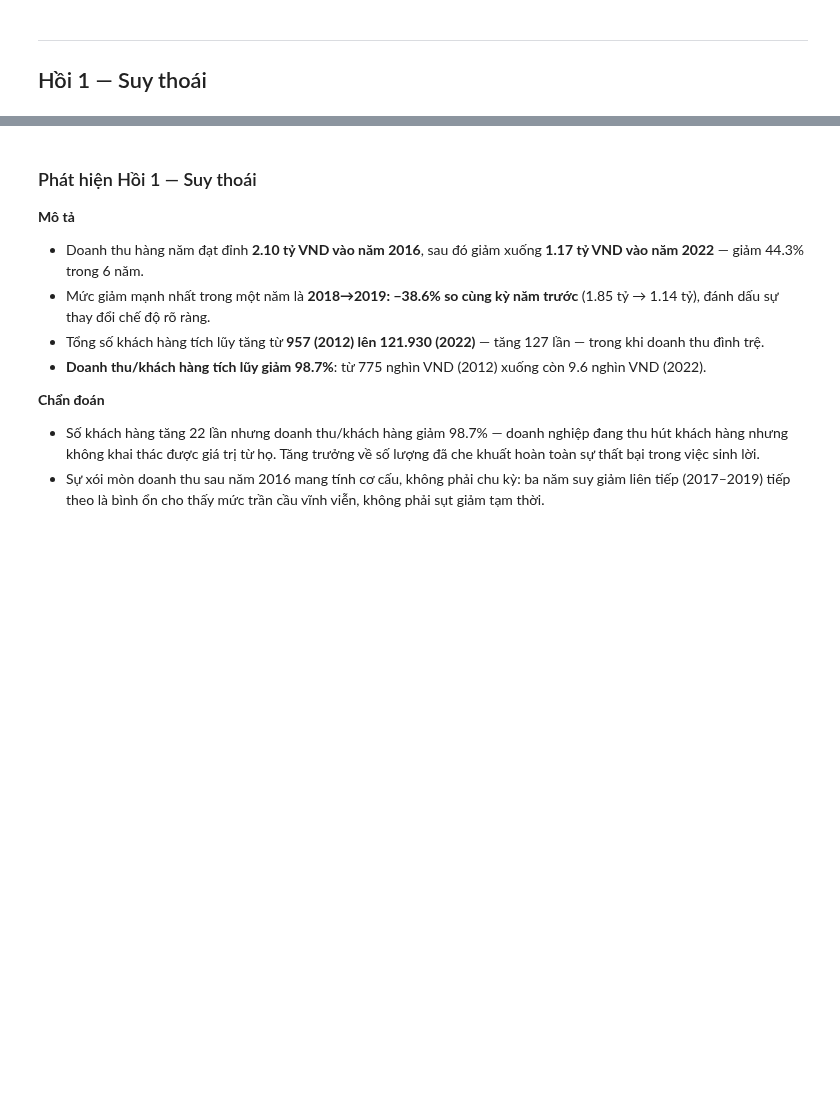
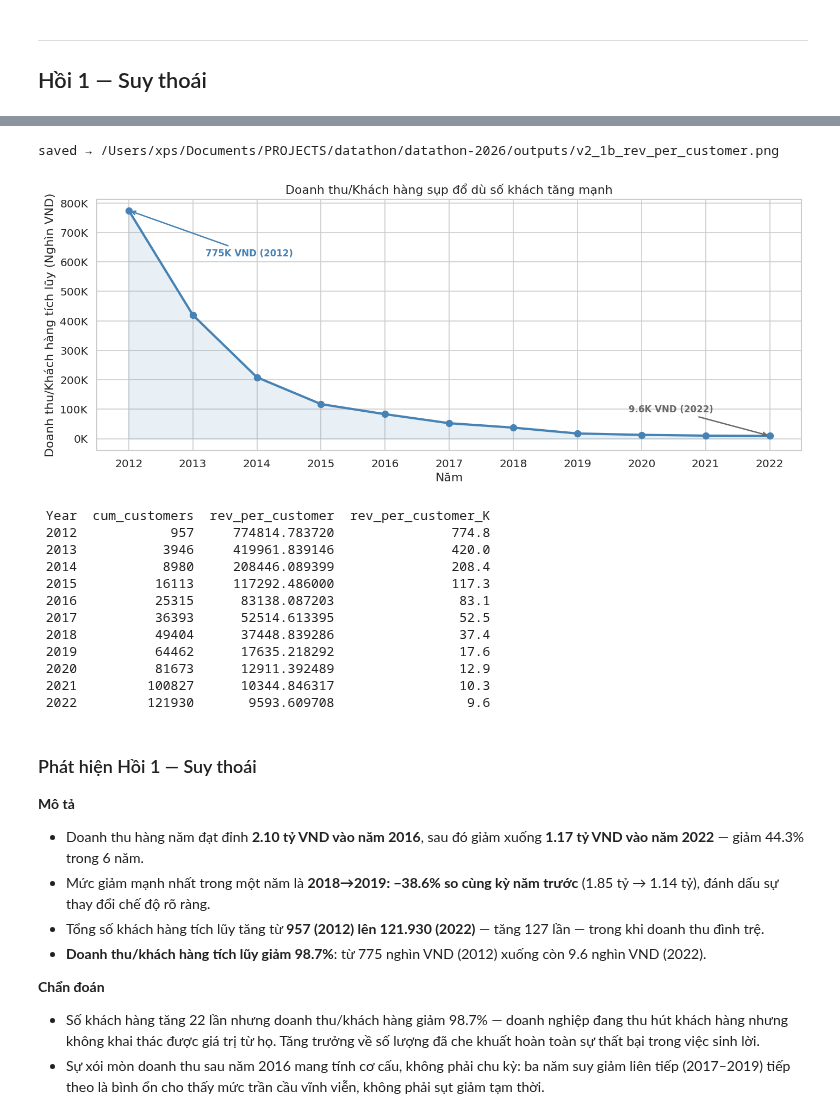
Before and after one commit to nnplinggg/datathon, a Jupyter notebook: datathon-2026/notebooks/eda_shared_ver2.ipynb, the cells around one changed output, grey strips where cells are left out. Drawn from its saved outputs; the diff is of its cells as text; code cells hidden in the pictures; blank space fills up the shorter version.

```diff
--- a/datathon-2026/notebooks/eda_shared_ver2.ipynb
+++ b/datathon-2026/notebooks/eda_shared_ver2.ipynb
@@ -41,7 +45,7 @@ print("Khởi tạo hoàn tất ✓")
 ## Hồi 1 — Suy thoái
 # %%
 # ── Đọc dữ liệu bán hàng + tính tổng hàng năm (dùng chung cho các hồi) ────────────
-sales = pd.read_csv(f"{DATA}sales.csv", parse_dates=["Date"]).sort_values("Date").reset_index(drop=True)
+sales = pd.read_csv('/content/sales.csv', parse_dates=["Date"]).sort_values("Date").reset_index(drop=True)
 sales["Year"]  = sales["Date"].dt.year
 sales["Month"] = sales["Date"].dt.month
 
@@ -109,6 +129,6 @@ savefig("v2_1a_annual_revenue_era.png")
 # %%
 # ── 1b: Doanh thu trên khách hàng tích lũy theo năm ────────────────────────────
-customers = pd.read_csv(f"{DATA}customers.csv", parse_dates=["signup_date"])
+customers = pd.read_csv('/content/customers.csv', parse_dates=["signup_date"])
 customers["signup_year"] = customers["signup_date"].dt.year
 
 cum_cust = (
@@ -123,33 +143,48 @@ cum_cust = (
 rpc = annual[["Year", "Revenue"]].merge(cum_cust, on="Year")
 rpc["rev_per_customer"] = rpc["Revenue"] / rpc["cum_customers"]
 
 fig, ax = plt.subplots(figsize=(12, 5))
 ax.plot(rpc["Year"], rpc["rev_per_customer"] / 1e3,
         color="steelblue", marker="o", linewidth=2.5, markersize=7, zorder=3)
 ax.fill_between(rpc["Year"], rpc["rev_per_customer"] / 1e3, alpha=0.12, color="steelblue")
 ax.set_xlabel("Năm")
 ax.set_ylabel("Doanh thu/Khách hàng tích lũy (Nghìn VND)")
 ax.set_title("Doanh thu/Khách hàng sụp đổ dù số khách tăng mạnh")
 ax.xaxis.set_major_locator(mticker.MultipleLocator(1))
 ax.yaxis.set_major_formatter(mticker.FuncFormatter(lambda x, _: f"{x:.0f}K"))
 
 start = rpc.iloc[0]
 end   = rpc.iloc[-1]
 ax.annotate("775K VND (2012)",
             xy=(start["Year"], start["rev_per_customer"] / 1e3),
             xytext=(2013.2, 620),
             arrowprops=dict(arrowstyle="->", color="steelblue", lw=1.5),
             fontsize=10, fontweight="bold", color="steelblue")
 ax.annotate("9.6K VND (2022)",
             xy=(end["Year"], end["rev_per_customer"] / 1e3),
             xytext=(2019.8, 90),
             arrowprops=dict(arrowstyle="->", color="dimgray", lw=1.5),
             fontsize=10, fontweight="bold", color="dimgray")
 
 savefig("v2_1b_rev_per_customer.png")
 print(rpc[["Year", "cum_customers", "rev_per_customer"]]
       .assign(rev_per_customer_K=lambda d: (d["rev_per_customer"] / 1e3).round(1))
       .to_string(index=False))
+# %% [output]
+saved → /Users/xps/Documents/PROJECTS/datathon/datathon-2026/outputs/v2_1b_rev_per_customer.png
+[figure, added]
+ Year  cum_customers  rev_per_customer  rev_per_customer_K
+ 2012            957     774814.783720               774.8
+ 2013           3946     419961.839146               420.0
+ 2014           8980     208446.089399               208.4
+ 2015          16113     117292.486000               117.3
+ 2016          25315      83138.087203                83.1
+ 2017          36393      52514.613395                52.5
+ 2018          49404      37448.839286                37.4
+ 2019          64462      17635.218292                17.6
+ 2020          81673      12911.392489                12.9
+ 2021         100827      10344.846317                10.3
+ 2022         121930       9593.609708                 9.6
 # %% [markdown]
 ### Phát hiện Hồi 1 — Suy thoái
 
```
Also changed, not shown: parts of 13 cells of this notebook.
